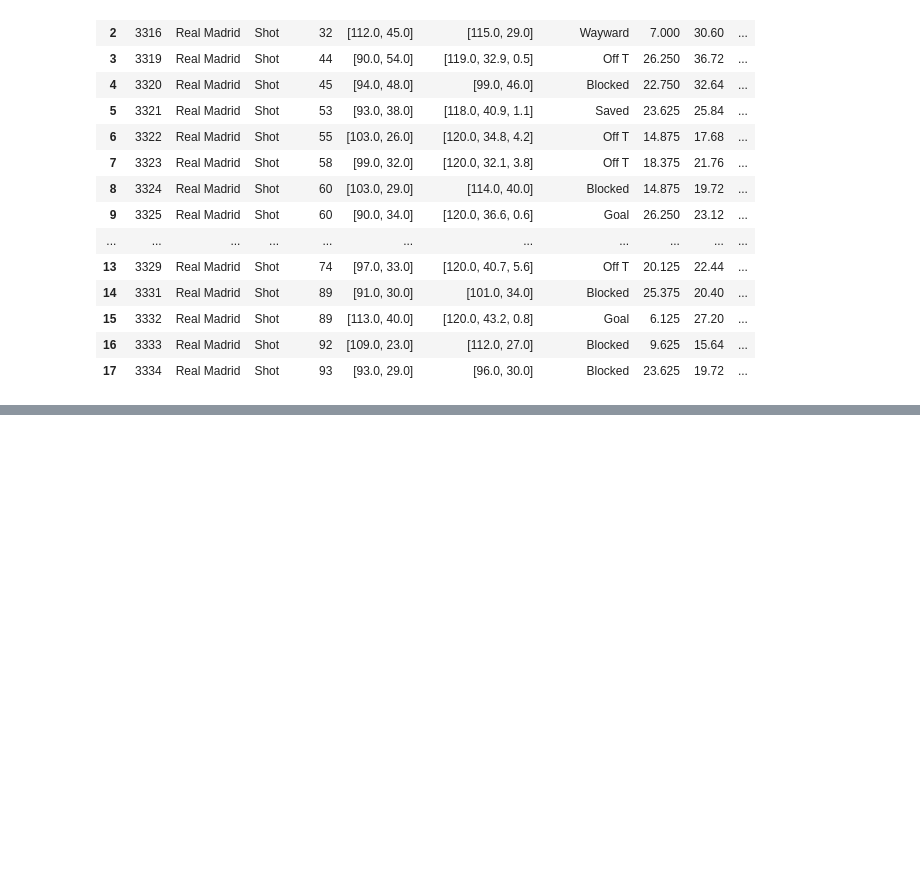
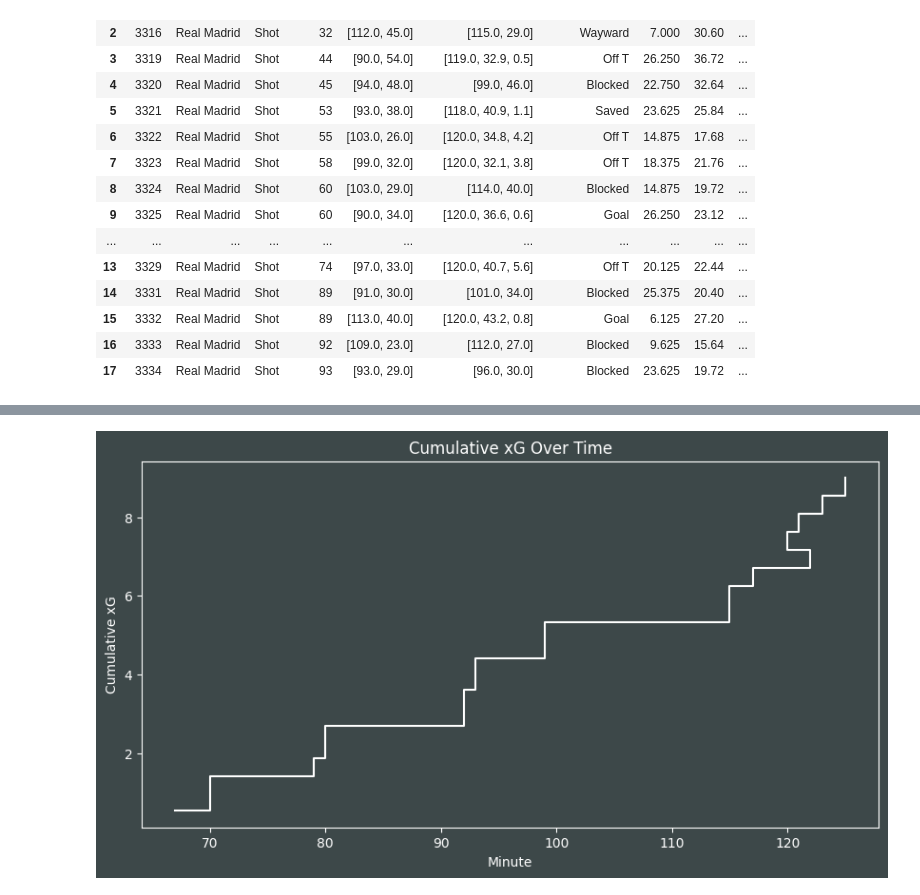
Before and after one commit to asheshh-lal/Football-analytics, a Jupyter notebook: event/expected goals.ipynb, the cells around one changed output, grey strips where cells are left out. Saved outputs shown, nothing was run; the diff lists cells and outputs as text; code cells hidden in the pictures; blank space fills up the shorter version.

```diff
--- a/event/expected goals.ipynb
+++ b/event/expected goals.ipynb
@@ -567,0 +797,87 @@ dtype: float64
+# %%
+df = pd.read_csv("../event/Generated_data/match.csv")
+df = df.drop("Unnamed: 0",axis=1)
+# %%
+def calculate_xG(sh, b, model_variables):
+    bsum = b[0]
+    for i, v in enumerate(model_variables):
+        bsum += b[i + 1] * sh[v]
+    xG = 1 / (1 + np.exp(-bsum))
+    return xG
+# %%
+import ast
+
+df = df[['team','type','minute','location','shot_end_location','shot_outcome']]
+shots= df[((df['team']=='France')&(df['type']=='Shot'))].reset_index()
+shots['location'] = shots['location'].apply(ast.literal_eval)
+
+# Extract shot coordinates and convert to standard pitch coordinates
+shots["X"] = shots["location"].apply(lambda loc: (120 - loc[0]) * 105 / 120)
+shots["Y"] = shots["location"].apply(lambda loc: loc[1] * 68 / 100)
+shots["C"] = shots["location"].apply(lambda loc: abs(loc[1] - 60) * 68 / 100)
+
+# Calculate distance from goal
+shots["Distance"] = np.sqrt(shots["X"]**2 + shots["C"]**2)
+
+# Calculate angle to goal
+shots["Angle"] = np.where(
+    np.arctan(7.32 * shots["X"] / (shots["X"]**2 + shots["C"]**2 - (7.32 / 2)**2)) > 0,
+    np.arctan(7.32 * shots["X"] / (shots["X"]**2 + shots["C"]**2 - (7.32 / 2)**2)),
+    np.arctan(7.32 * shots["X"] / (shots["X"]**2 + shots["C"]**2 - (7.32 / 2)**2)) + np.pi
+)
+
+# Determine if the shot was a goal
+shots["Goal"] = shots["shot_outcome"].apply(lambda outcome: 1 if outcome == 'Goal' else 0).astype(object)
+
+#creating extra variables
+shots["X2"] = shots['X']**2
+shots["C2"] = shots['C']**2
+shots["AX"]  = shots['Angle']*shots['X']
+
+# list the model variables you want here
+model_variables = ['Angle','Distance']
+model=''
+for v in model_variables[:-1]:
+    model = model  + v + ' + '
+model = model + model_variables[-1]
+
+#fit the model
+test_model = smf.glm(formula="Goal ~ " + model, data=shots,
+                           family=sm.families.Binomial()).fit()
+#print summary
+# print(test_model.summary())
+b=test_model.params
+# #add an xG to my dataframe
+xG = shots.apply(calculate_xG, args=(b, model_variables), axis=1)
+shots = shots.assign(xG=xG)
+
+# Calculate the cumulative sum of the 'xG' column
+shots['cumulative_xG'] = shots['xG'].cumsum()
+
+# Create the plot
+fig, ax = plt.subplots(figsize=(10, 5))
+fig.set_facecolor("#3d4849")
+ax.patch.set_facecolor("#3d4849")
+
+# Plot cumulative xG using a step plot
+ax.step(x=shots['minute'], y=shots['cumulative_xG'], where='post', color='white')
+
+# Customize the plot appearance
+plt.xticks(color='white')
+plt.yticks(color='white')
+ax.spines['top'].set_color('white')
+ax.spines['right'].set_color('white')
+ax.spines['bottom'].set_color('white')
+ax.spines['left'].set_color('white')
+ax.tick_params(axis='x', colors='white')
+ax.tick_params(axis='y', colors='white')
+
+# Set labels and title
+ax.set_xlabel('Minute', color='white')
+ax.set_ylabel('Cumulative xG', color='white')
+ax.set_title('Cumulative xG Over Time', color='white')
+
+# Show the plot
+plt.show()
+# %% [output]
+[figure, added]
```
Also changed, not shown: parts of 9 cells of this notebook, 6 other files.
